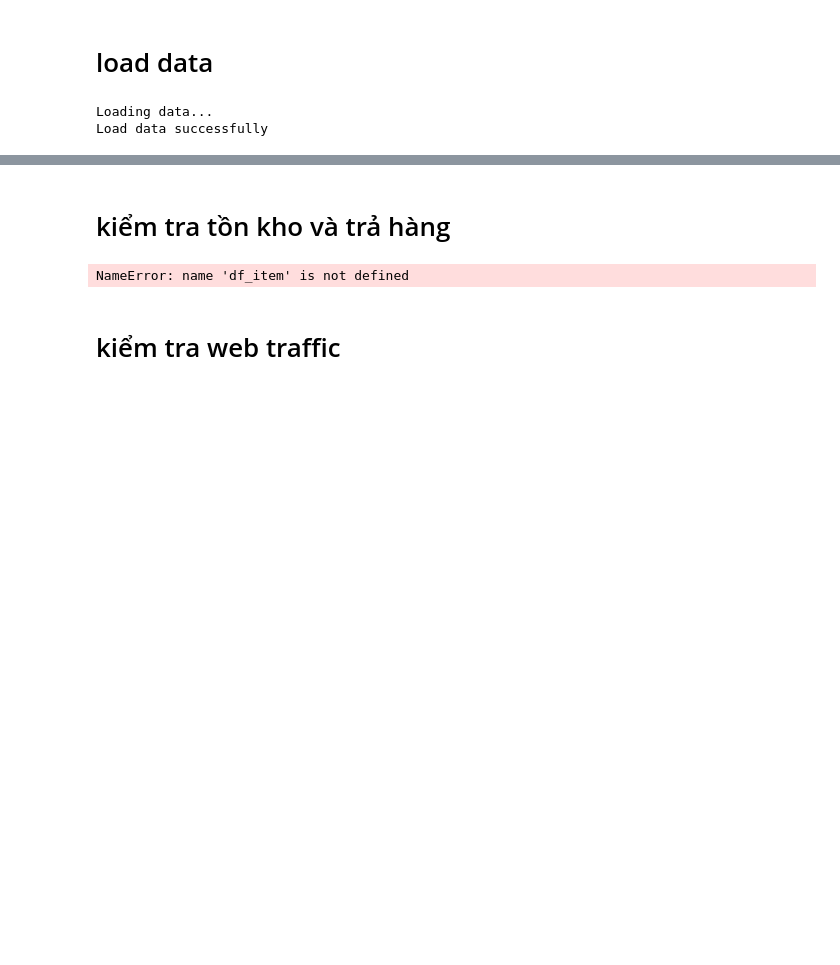
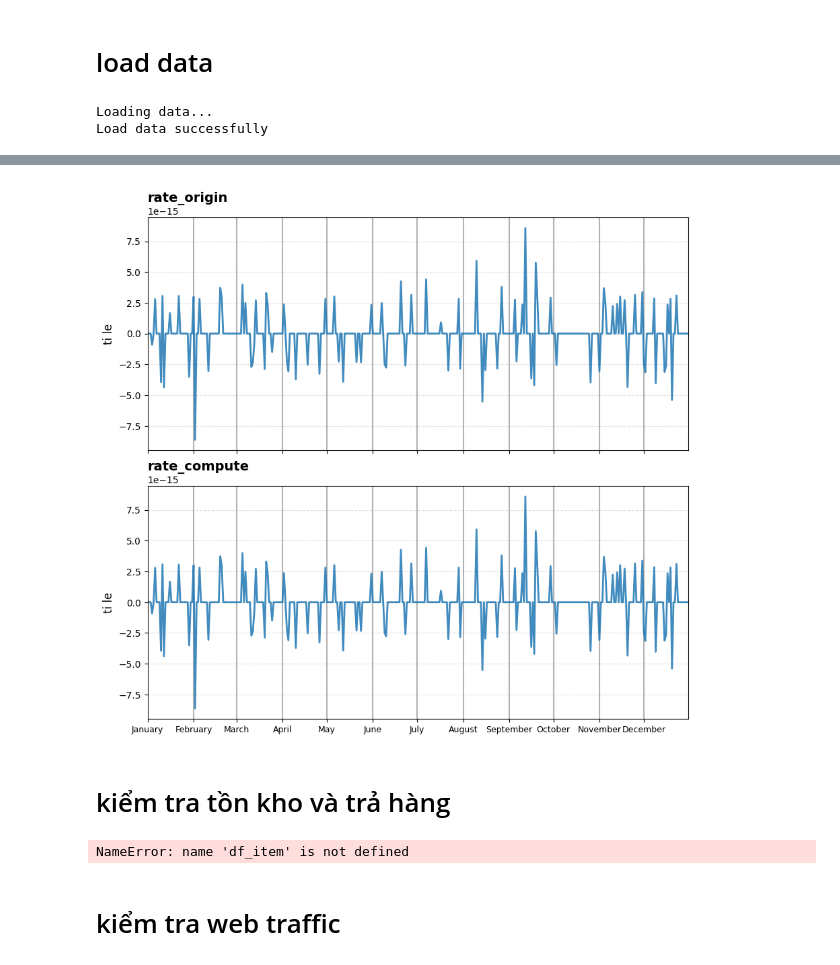
Before and after one commit to tuongvii2327/TayThanh_Datathon_2026, a Jupyter notebook: notebooks/temp.ipynb, the cells around one changed output, grey strips where cells are left out. Saved outputs shown, nothing was run; the diff lists cells and outputs as text; code cells hidden in the pictures; blank space fills up the shorter version.

```diff
--- a/notebooks/temp.ipynb
+++ b/notebooks/temp.ipynb
@@ -46,3 +230,71 @@ Load data successfully
+# %%
+# Define timeframe for recent seasonality analysis
+start_date = '2018-01-01'
+end_date = '2022-12-31'
+
+# Customize vertical grid lines to mark monthly boundaries
+month_grid_linewidth = 1.5   # Độ dày
+month_grid_alpha = 0.6       # Độ đậm
+month_grid_color = 'gray'    # Màu
+
+# Filter data within the specified timeframe
+filtered_df = df_sales[
+    (df_sales['Date'] >= start_date) &
+    (df_sales['Date'] <= end_date)
+].copy()
+
+# Extract Month-Day and map it to a leap dummy year (2020) to plot continuously on a single X-axis
+filtered_df['month_day'] = filtered_df['Date'].dt.strftime('%m-%d')
+filtered_df['dummy_date'] = pd.to_datetime('2020-' + filtered_df['month_day'], errors='coerce')
+
+# Aggregate the metrics by calculating the MEAN for each day of the year across all analyzed years
+seasonality_df = filtered_df.groupby('dummy_date', observed=True)[
+    ['rate_origin', 'rate_compute']
+].mean().reset_index()
+
+fig, axes = plt.subplots(2, 1, figsize=(9, 9), sharex=True)
+metrics = ['rate_origin', 'rate_compute']
+titles = ['rate_origin', 'rate_compute']
+ylabels = ['ti le', 'ti le']
+
+for i, ax in enumerate(axes):
+    sns.lineplot(
+        data=seasonality_df,
+        x='dummy_date',
+        y=metrics[i],
+        palette='magma',
+        linewidth=2,
+        alpha=0.85,
+        ax=ax,
+        legend=(i == 0)
+    )
+    ax.set_title(titles[i], fontsize=14, fontweight='bold', loc='left')
+    ax.set_ylabel(ylabels[i], fontsize=12)
+    ax.set_xlabel('')
+
+    # Configure grid lines
+    ax.grid(True, axis='y', linestyle='--', alpha=0.4)
+    ax.grid(True, axis='x', linestyle='-', color=month_grid_color, linewidth=month_grid_linewidth, alpha=month_grid_alpha)
+
+    if i == 0:
+        handles, labels = ax.get_legend_handles_labels()
+        ax.get_legend()
+
+# Format X-axis to display abbreviated English Month names at the start of each month
+axes[-1].xaxis.set_major_locator(mdates.MonthLocator())
+axes[-1].xaxis.set_major_formatter(mdates.DateFormatter('%B'))
+axes[-1].tick_params(axis='x', rotation=0, labelsize=9)
+# Limit the X-axis strictly from Jan 1st to Dec 31st
+axes[-1].set_xlim([pd.to_datetime('2020-01-01'), pd.to_datetime('2020-12-31')])
+
+# Create centralized legend
+fig.legend(handles, labels, loc='upper center', bbox_to_anchor=(0.5, 0.93), ncol=7, fontsize=14, frameon=False)
+
+plt.tight_layout()
+plt.subplots_adjust(top=0.87)
+plt.show()
+# %% [output]
+[figure, added]
 # %% [markdown]
 # kiểm tra tồn kho và trả hàng
 # %%
```
Also changed, not shown: parts of 5 cells of this notebook, 2 other files.
